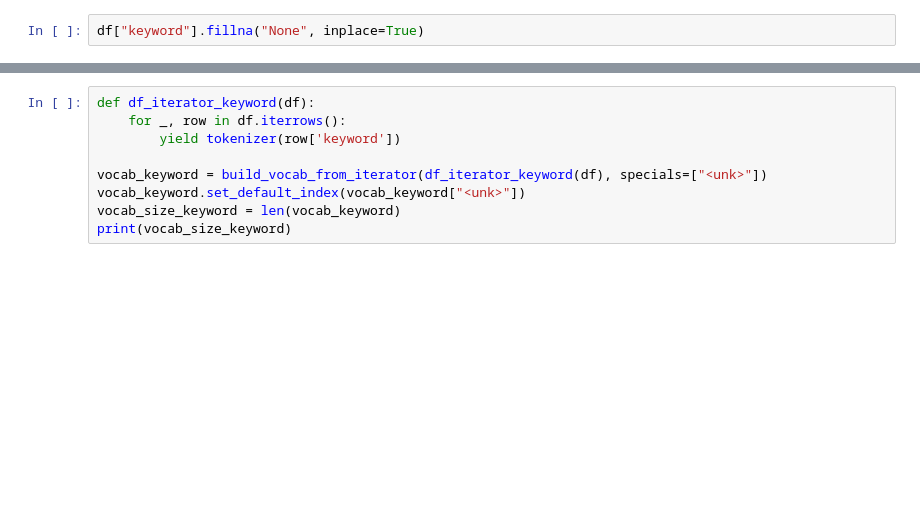
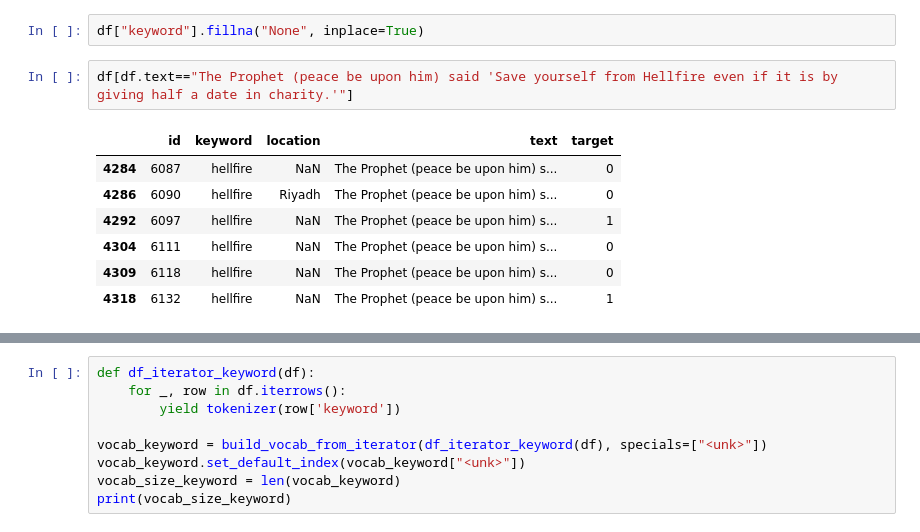
Before and after one commit to berndheidemann/twitter_disaster_text_classification, a Jupyter notebook: twitter-disaster-text-classification.ipynb, the cells around one changed output, grey strips where cells are left out. Cells and saved outputs as stored; diff of their text form; blank space fills up the shorter version.

```diff
--- a/twitter-disaster-text-classification.ipynb
+++ b/twitter-disaster-text-classification.ipynb
@@ -58,3 +63,13 @@ df.head()
 | 4 | 7 | NaN | NaN | Just got sent this photo from Rub... | 1 |
 # %%
 df["keyword"].fillna("None", inplace=True)
+# %%
+df[df.text=="The Prophet (peace be upon him) said 'Save yourself from Hellfire even if it is by giving half a date in charity.'"]
+# %% [output]
+|  | id | keyword | location | text | target |
+| 4284 | 6087 | hellfire | NaN | The Prophet (peace be upon him) s... | 0 |
+| 4286 | 6090 | hellfire | Riyadh | The Prophet (peace be upon him) s... | 0 |
+| 4292 | 6097 | hellfire | NaN | The Prophet (peace be upon him) s... | 1 |
+| 4304 | 6111 | hellfire | NaN | The Prophet (peace be upon him) s... | 0 |
+| 4309 | 6118 | hellfire | NaN | The Prophet (peace be upon him) s... | 0 |
+| 4318 | 6132 | hellfire | NaN | The Prophet (peace be upon him) s... | 1 |
```
Also changed, not shown: parts of 16 cells of this notebook.
